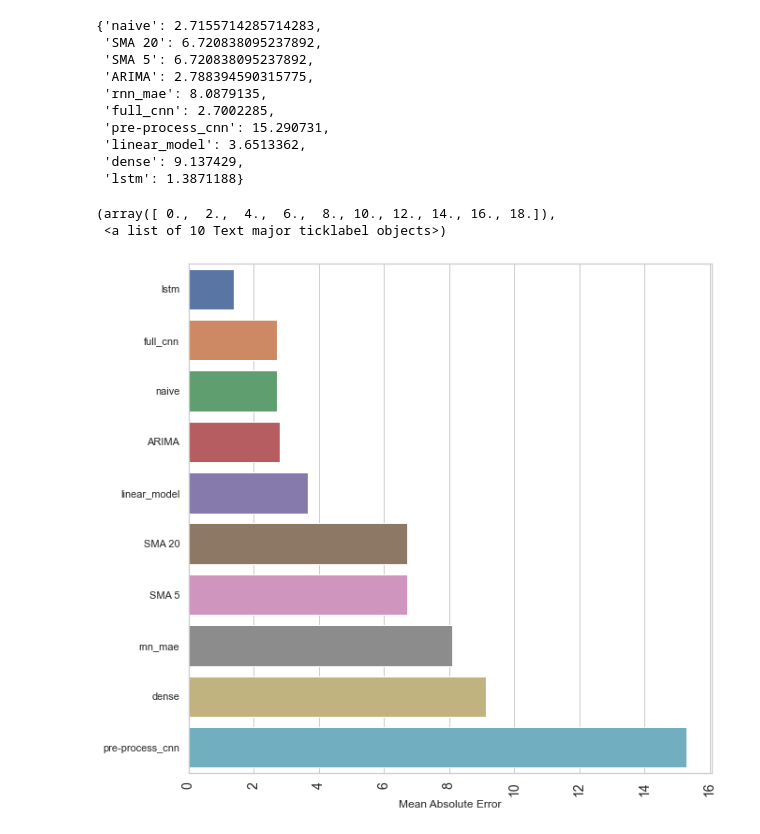
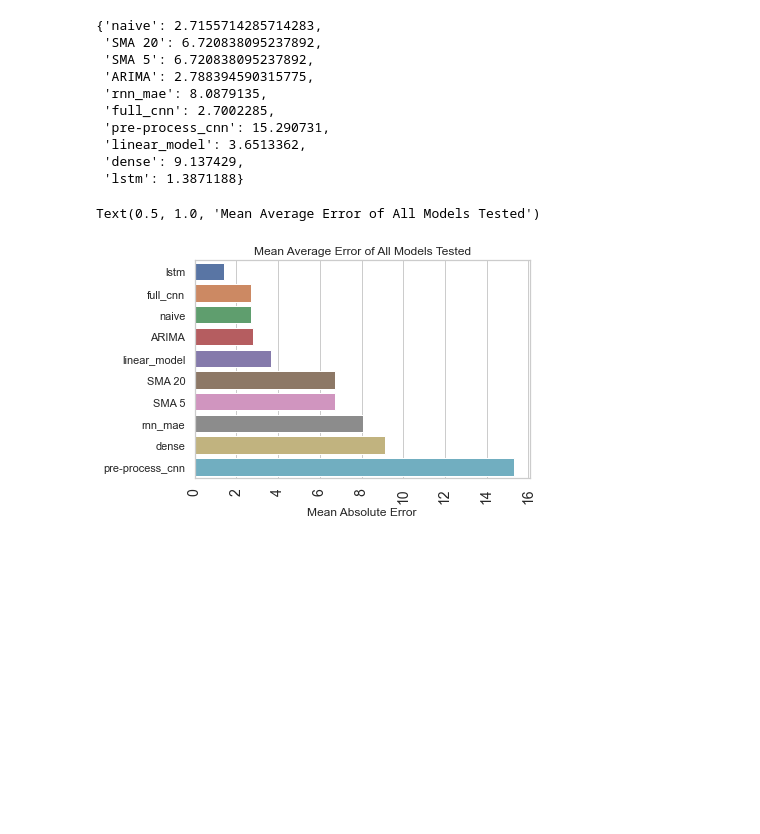
Before and after one commit to bsamaha/SPY-Time-Series-Predictions, a Jupyter notebook: Time Series Forecasting of ETFs.ipynb, the cells around one changed output. Cells and saved outputs as stored; diff of their text form; code cells hidden in the pictures; blank space fills up the shorter version.

```diff
--- a/Time Series Forecasting of ETFs.ipynb
+++ b/Time Series Forecasting of ETFs.ipynb
@@ -830,9 +832,9 @@ order = mae_series.sort_values()
 # %%
 sns.set(style="whitegrid")
 sns.barplot(x=order.values, y = order.index, orient='h')
 plt.xlabel('Mean Absolute Error')
 plt.xticks(rotation='vertical',fontsize=14)
+plt.title('Mean Average Error of All Models Tested')
 # %% [output]
-(array([ 0.,  2.,  4.,  6.,  8., 10., 12., 14., 16., 18.]),
- <a list of 10 Text major ticklabel objects>)
+Text(0.5, 1.0, 'Mean Average Error of All Models Tested')
-[figure, old version]
+[figure, new version]
```
Also changed, not shown: parts of 1 cell of this notebook, 2 other files.
